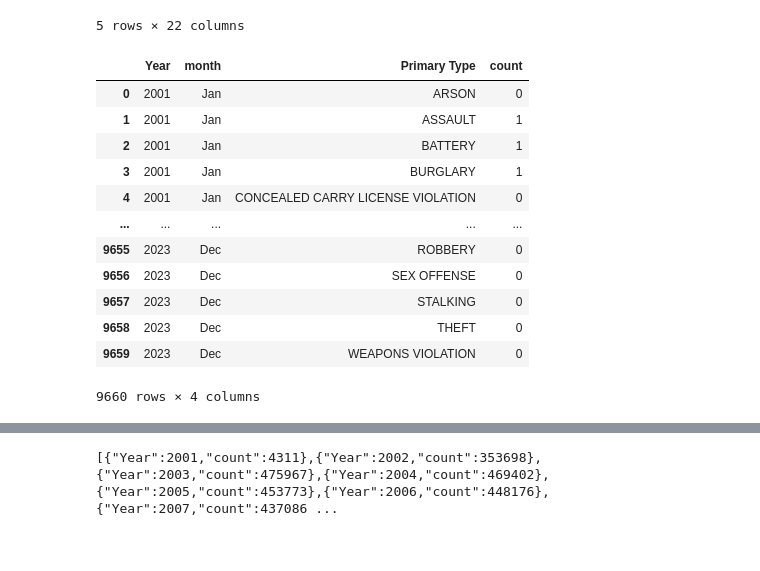
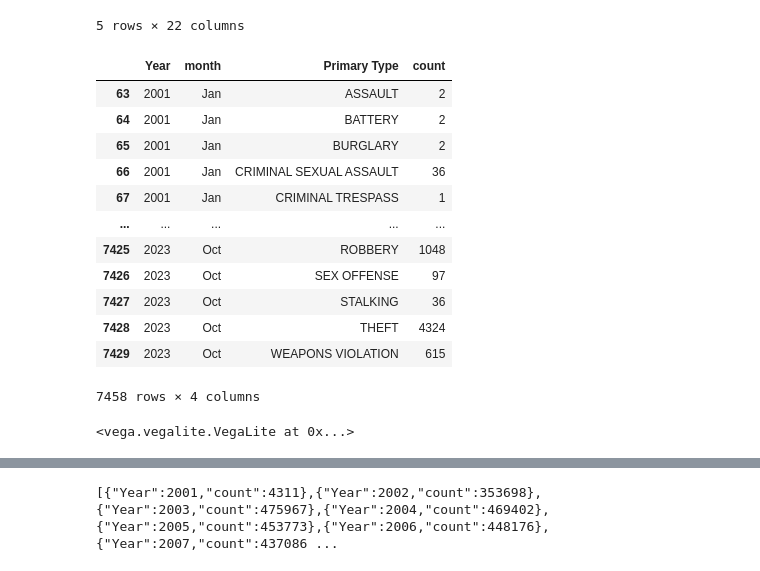
Before and after one commit to WSBTM95/visualWebsite, a Jupyter notebook: Assignment 3.ipynb, the cells around one changed output, grey strips where cells are left out. Cells and saved outputs as stored; diff of their text form; code cells hidden in the pictures.

```diff
--- a/Assignment 3.ipynb
+++ b/Assignment 3.ipynb
@@ -34,6 +34,12 @@ wdf = wdf[wdf["Ward"].notnull()]
 wdf['Ward'] = wdf['Ward'].apply(lambda x: int(x)) # Need to make similar to merge
 cdfc = cdf[cdf['Ward'].notnull()].copy() # filters out rows with null Wards
 cdfc['Ward'] = cdfc['Ward'].apply(lambda x: int(x)) # Need to make similar to merge
+
+# gets rid of reused types
+renames = {'CRIM SEXUAL ASSAULT':"CRIMINAL SEXUAL ASSAULT",
+ 'NON-CRIMINAL (SUBJECT SPECIFIED)': 'NON-CRIMINAL',
+ 'NON - CRIMINAL': 'NON-CRIMINAL'}
+cdfc["Primary Type"] = cdfc["Primary Type"].apply(lambda x: x if (None == renames.get(x)) else renames[x])
 # %%
 ddf = cdfc.copy()[['Domestic','Year', 'count']].groupby(['Domestic', 'Year']).count().reset_index()
 ddf['Domestic'] = ddf['Domestic'].apply(lambda x: 'true' if bool(x) else 'false' )
@@ -216,24 +223,28 @@ df_month['Date'] = df_month["Date"].map(lambda x: datetime.strptime(x, "%m/%d/%Y
 spDate = df_month[(df_month["Ward"].notnull())].copy()
 spDate['month'] = spDate["Date"].map(lambda x: datetime.strftime(x, '%b'))
 # %%
+df_month = cdfc.copy() # making a new dataframe
+df_month['Date'] = df_month["Date"].map(lambda x: datetime.strptime(x, "%m/%d/%Y %I:%M:%S %p")) # here to get datatime obj
+spDate = df_month[(df_month["Ward"].notnull())].copy()
+spDate['month'] = spDate["Date"].map(lambda x: datetime.strftime(x, '%b'))
 spDate = spDate[['count', 'month', "Primary Type", "Year"]].groupby(["Year",'month', 'Primary Type']).count().reset_index()
 # # This is here to sort the months in calander order
 months = ["Jan", "Feb", "Mar", "Apr", "May", "Jun",
           "Jul", "Aug", "Sep", "Oct", "Nov", "Dec"]
 spDate['month'] = pd.Categorical(spDate['month'], categories=months, ordered=True)
-spDate = spDate.sort_vales(by=["Year", "month"])
+spDate = spDate.sort_values(by=["Year", "month"])
 spDate
 # %% [output]
 |  | Year | month | Primary Type | count |
-| 0 | 2001 | Jan | ARSON | 0 |
-| 1 | 2001 | Jan | ASSAULT | 1 |
-| 2 | 2001 | Jan | BATTERY | 1 |
-| 3 | 2001 | Jan | BURGLARY | 1 |
-| 4 | 2001 | Jan | CONCEALED CARRY LICENSE VIOLATION | 0 |
+| 63 | 2001 | Jan | ASSAULT | 2 |
+| 64 | 2001 | Jan | BATTERY | 2 |
+| 65 | 2001 | Jan | BURGLARY | 2 |
+| 66 | 2001 | Jan | CRIMINAL SEXUAL ASSAULT | 36 |
+| 67 | 2001 | Jan | CRIMINAL TRESPASS | 1 |
 | ... | ... | ... | ... | ... |
-| 9655 | 2023 | Dec | ROBBERY | 0 |
-| 9656 | 2023 | Dec | SEX OFFENSE | 0 |
-| 9657 | 2023 | Dec | STALKING | 0 |
-| 9658 | 2023 | Dec | THEFT | 0 |
-| 9659 | 2023 | Dec | WEAPONS VIOLATION | 0 |
+| 7425 | 2023 | Oct | ROBBERY | 1048 |
+| 7426 | 2023 | Oct | SEX OFFENSE | 97 |
+| 7427 | 2023 | Oct | STALKING | 36 |
+| 7428 | 2023 | Oct | THEFT | 4324 |
+| 7429 | 2023 | Oct | WEAPONS VIOLATION | 615 |
-9660 rows × 4 columns
+7458 rows × 4 columns
@@ -242,14 +256,18 @@ heatDSpec = {
   "$schema": "https://vega.github.io/schema/vega-lite/v5.json",
   "width": 800,
   "height": 200,
-  "title": "Heatmap of Number and Types of Crimes Per Month in 2022",
-  "description": "A heatmap showing crimes per month in 2022 based on type of crime.",
-  "data": {'url': 'viz5.json'},
+  "data": {'url': 'viz9.json'},
+  "params": [
+      {'name':"Filter_By_Year", "value": 2001, "bind": {"input": "range", "min": 2001, "max": 2023, "step": 1}}
+  ],
   "mark": "rect",
+  "transform": [
+      {"filter": {"param": "Filter_By_Year", ""}}
+    ],
   "encoding": {
-    "y": {"field": "month", "type": "nominal"},
+    "y": {"field": "month", "type": "ordinal"},
     "x": {"field": "Primary Type", "type": "ordinal"},
-    "color": {"aggregate": "mean","field": "count"},
+    "color": {"aggregate": "sum","field": "count"},
       'tooltip': [
           {'field':'month', 'type':'nominal'},
           {'field':'Primary Type', "type":'ordinal'},
@@ -262,3 +280,5 @@ heatDSpec = {
 }
 
 vte(heatDSpec)
+# %% [output]
+<vega.vegalite.VegaLite at 0x...>
```
Also changed, not shown: parts of 8 cells of this notebook, 6 other files.
